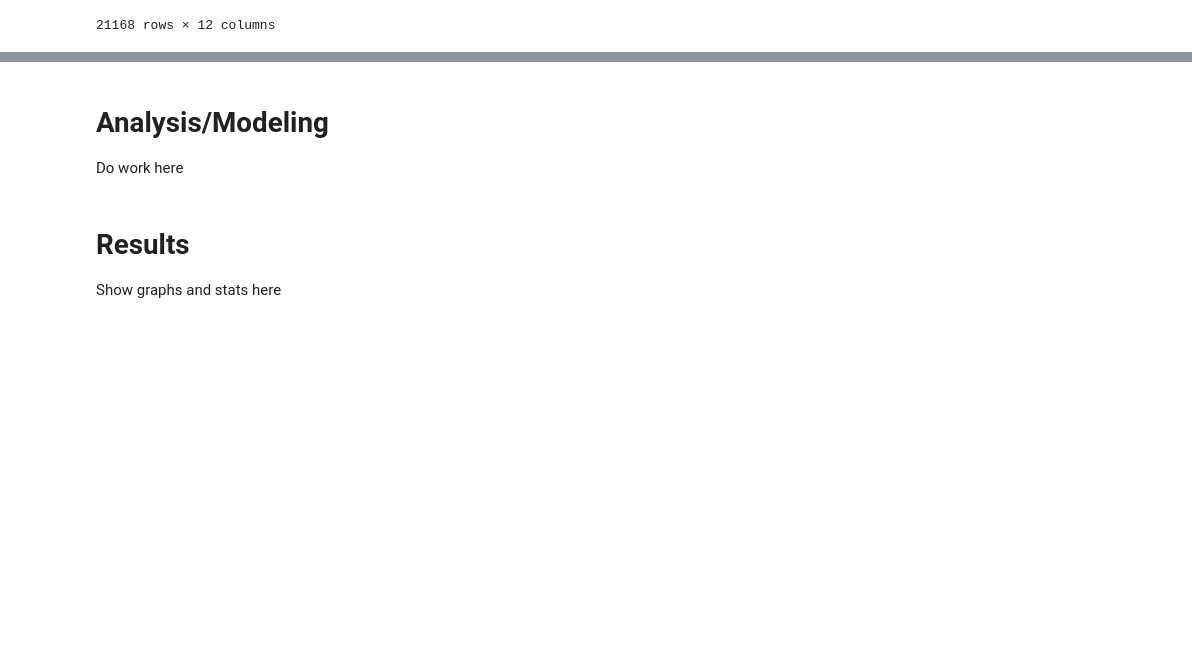
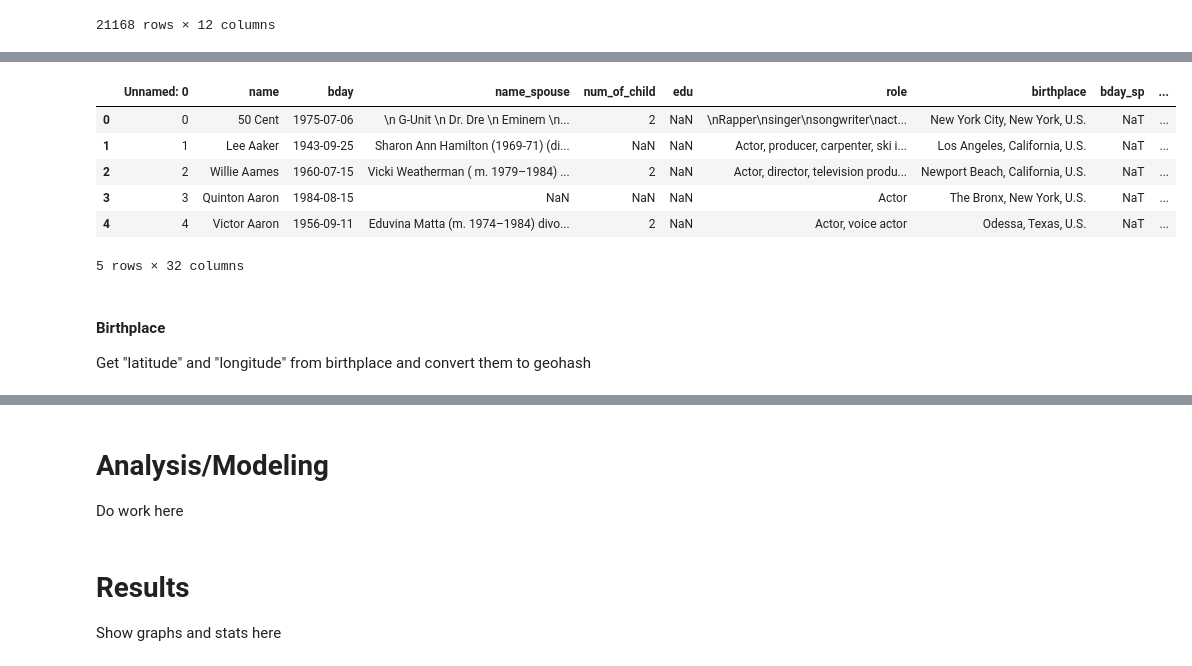
Before and after one commit to cyuancheng/BlogPost_Celebrity_Divorce, a Jupyter notebook: Wiki_parse_2.ipynb, the cells around one changed output, grey strips where cells are left out. Drawn from its saved outputs; the diff is of its cells as text; code cells hidden in the pictures; blank space fills up the shorter version.

```diff
--- a/Wiki_parse_2.ipynb
+++ b/Wiki_parse_2.ipynb
@@ -707,0 +519,14 @@ df
+# %%
+df_role = pd.DataFrame()
+
+df_role['role'] = df['role']
+
+df_role.dropna(inplace = True)
+
+num_of_role = []
+for i in range(len(df_role)):
+    x = len(df_role['role'].values.tolist()[i].split())
+    num_of_role.append(x)
+df_nor = pd.DataFrame({'num_of_role': num_of_role})#
+
+df_nor.head()
@@ -707,0 +540,14 @@ df
+# %%
+df_role_sp = pd.DataFrame()
+
+df_role_sp['role_sp'] = df['role_sp']
+
+df_role_sp.dropna(inplace = True)
+
+num_of_role_sp = []
+for i in range(len(df_role_sp)):
+    x = len(df_role_sp['role_sp'].values.tolist()[i].split())
+    num_of_role_sp.append(x)
+df_nor_sp = pd.DataFrame({'num_of_role_sp': num_of_role_sp})#
+
+df_nor_sp.head()
@@ -707,0 +561,14 @@ df
+# %%
+df = pd.concat([df, df_nor, df_nor_sp], axis=1)
+df.head()
+# %% [output]
+|  | Unnamed: 0 | name | bday | name_spouse | num_of_child | edu | role | birthplace | bday_sp | ... |
+| 0 | 0 | 50 Cent | 1975-07-06 | \n G-Unit \n Dr. Dre \n Eminem \n... | 2 | NaN | \nRapper\nsinger\nsongwriter\nact... | New York City, New York, U.S. | NaT | ... |
+| 1 | 1 | Lee Aaker | 1943-09-25 | Sharon Ann Hamilton (1969-71) (di... | NaN | NaN | Actor, producer, carpenter, ski i... | Los Angeles, California, U.S. | NaT | ... |
+| 2 | 2 | Willie Aames | 1960-07-15 | Vicki Weatherman ( m. 1979–1984) ... | 2 | NaN | Actor, director, television produ... | Newport Beach, California, U.S. | NaT | ... |
+| 3 | 3 | Quinton Aaron | 1984-08-15 | NaN | NaN | NaN | Actor | The Bronx, New York, U.S. | NaT | ... |
+| 4 | 4 | Victor Aaron | 1956-09-11 | Eduvina Matta (m. 1974–1984) divo... | 2 | NaN | Actor, voice actor | Odessa, Texas, U.S. | NaT | ... |
+5 rows × 32 columns
+# %% [markdown]
+#### Birthplace
+Get "latitude" and "longitude" from birthplace and convert them to geohash
```
Also changed, not shown: parts of 54 cells of this notebook, 2 other files.
